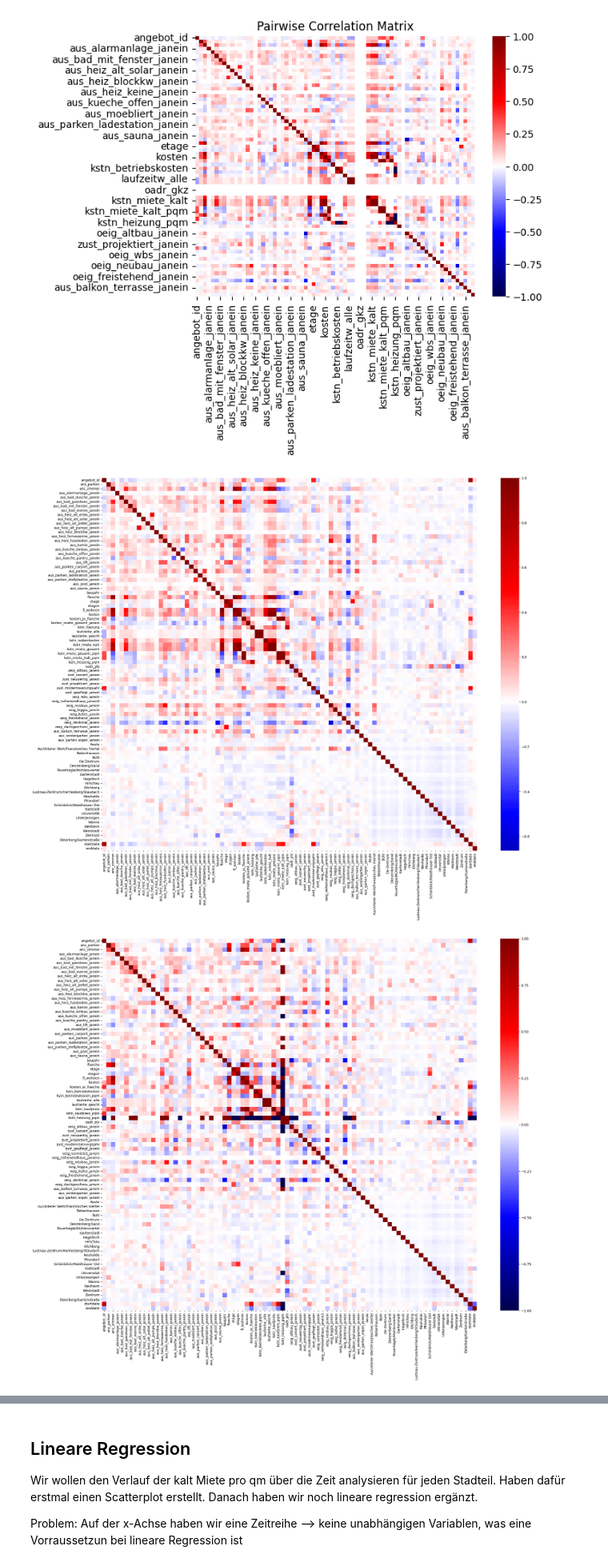
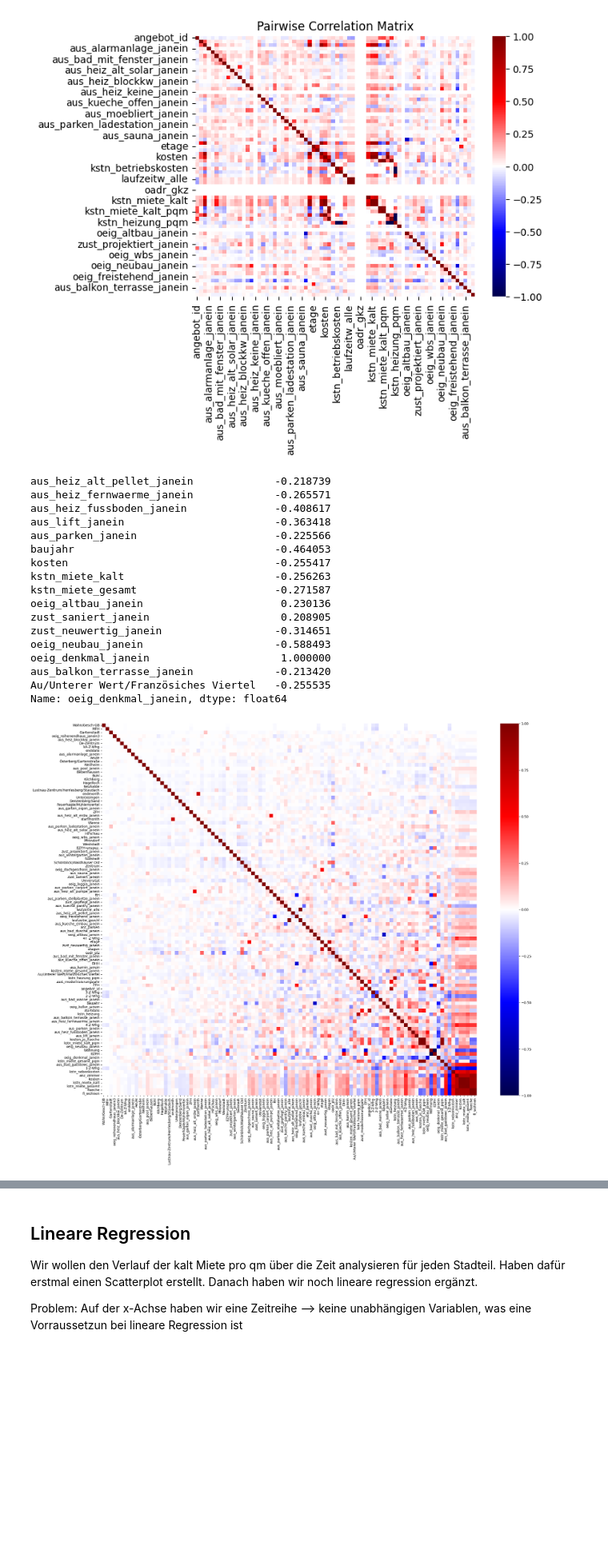
Before and after one commit to okihnjo/DataLiteracy, a Jupyter notebook: notebooks/correlations.ipynb, the cells around one changed output, grey strips where cells are left out. Shown at 80% size. Cells and saved outputs as stored; diff of their text form; code cells hidden in the pictures; blank space fills up the shorter version.

```diff
--- a/notebooks/correlations.ipynb
+++ b/notebooks/correlations.ipynb
@@ -11,3 +9,10 @@ df = pd.read_csv("../testlizenz-tuebingen-dataliteracy4students_1700939273256.cs
+# %%
+
+pd.set_option('display.max_columns', None)
+df = pd.read_csv("../data/testlizenz-tuebingen-dataliteracy4students_1700939273256.csv", sep=";", encoding='unicode_escape', decimal=",")
+df
+df["endmonth"] = pd.to_numeric(pd.to_datetime(df["enddate"]).dt.month)
+df["startmonth"] = pd.to_numeric(pd.to_datetime(df["startdate"]).dt.month)
 # %% [markdown]
 ## Heatmap
 Um die Korrelationen zwischen den Parametern zuerkennen, haben wir eine Heatmap erstellt.
@@ -50,23 +55,57 @@ plt.show()
 # %% [output]
 [figure]
 # %%
+def sort_corr_matrix(corr_matrix):
+    #sorted_idx = corr_matrix.mean(axis=1).sort_values(ascending=True).index
+    sorted_idx = corr_matrix.abs().sum(axis=1).sort_values(ascending=True).index
+    return corr_matrix.reindex(index=sorted_idx, columns=sorted_idx)
+
+
 def plot_corr_matrix(dfg):
     df_num = dfg.select_dtypes('number')
+    df_num = pd.concat([df_num, pd.get_dummies(dfg["nachfrageart"])], axis=1)
+    df_num = pd.concat([df_num, pd.get_dummies(dfg["objekttyp_grob"])], axis=1)
+    df_num = pd.concat([df_num, pd.get_dummies(df["objekttyp_fein"])], axis=1)
     # df_num = pd.concat([df_num, pd.get_dummies(dfg["oadr_u1"])],axis=1)
     df_num = pd.concat([df_num, pd.get_dummies(dfg["oadr_u2"])], axis=1)
     df_num["startdate"] = pd.to_numeric(pd.to_datetime(dfg["startdate"]))
     df_num["enddate"] = pd.to_numeric(pd.to_datetime(dfg["enddate"]))
     corr = df_num.corr()
+
+    ######### single correlation ##############
+    features = ["oeig_neubau_janein", "etagen", "etage", "oeig_freistehend_janein", "aus_heiz_fernwaerme_janein"]
+    matrix = df_num.corr()["oeig_denkmal_janein"]
+    #matrix = corr.unstack()
+    matrix = matrix[(abs(matrix) >= 0.2)]
+    print(matrix)
+    #####
+
     corr_na_col_missing = corr.dropna(axis=1, how='all')
     corr_na_missing = corr_na_col_missing.dropna(how='all')
 
     plt.subplots(figsize=(25, 20))
-    sns.heatmap(corr_na_missing, cmap='seismic', center=0.0)
+    sns.heatmap(sort_corr_matrix(corr_na_missing), cmap='seismic', center=0.0)
 #df_num.info(verbose=True)
 
 plot_corr_matrix(df[df["nachfrageart"] == "miete"])
-plot_corr_matrix(df[df["nachfrageart"] == "kauf"])
-plot_corr_matrix(df)
+# plot_corr_matrix(df[df["nachfrageart"] == "kauf"])
+# plot_corr_matrix(df)
 # %% [output]
+aus_heiz_alt_pellet_janein             -0.218739
+aus_heiz_fernwaerme_janein             -0.265571
+aus_heiz_fussboden_janein              -0.408617
+aus_lift_janein                        -0.363418
+aus_parken_janein                      -0.225566
+baujahr                                -0.464053
+kosten                                 -0.255417
+kstn_miete_kalt                        -0.256263
+kstn_miete_gesamt                      -0.271587
+oeig_altbau_janein                      0.230136
+zust_saniert_janein                     0.208905
+zust_neuwertig_janein                  -0.314651
+oeig_neubau_janein                     -0.588493
+oeig_denkmal_janein                     1.000000
+aus_balkon_terrasse_janein             -0.213420
+Au/Unterer Wert/Französiches Viertel   -0.255535
+Name: oeig_denkmal_janein, dtype: float64
-[figure, old version]
+[figure, new version]
-[figure, removed]
```
Also changed, not shown: parts of 5 cells of this notebook, 4 other files.
